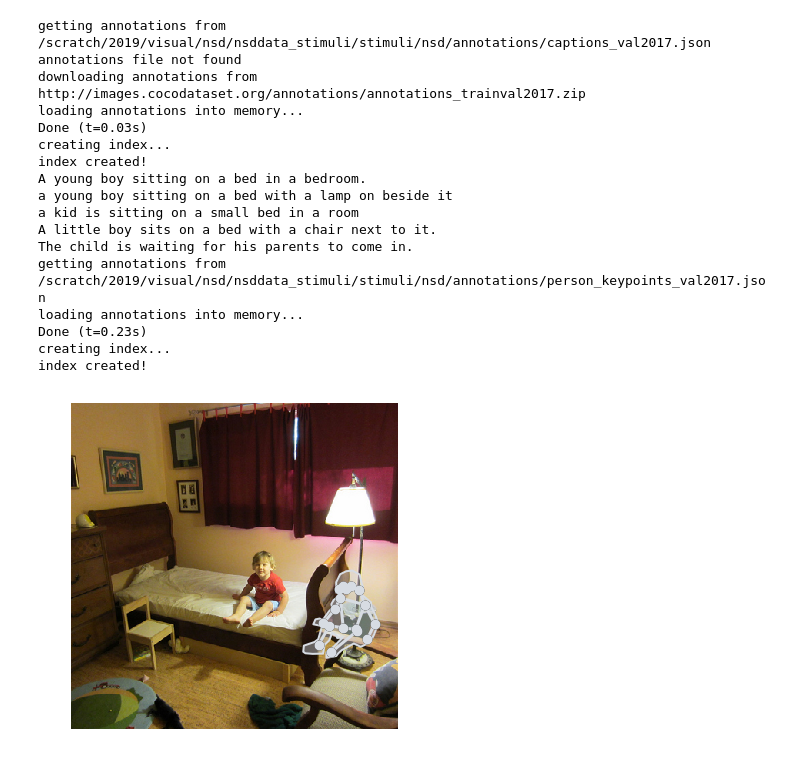
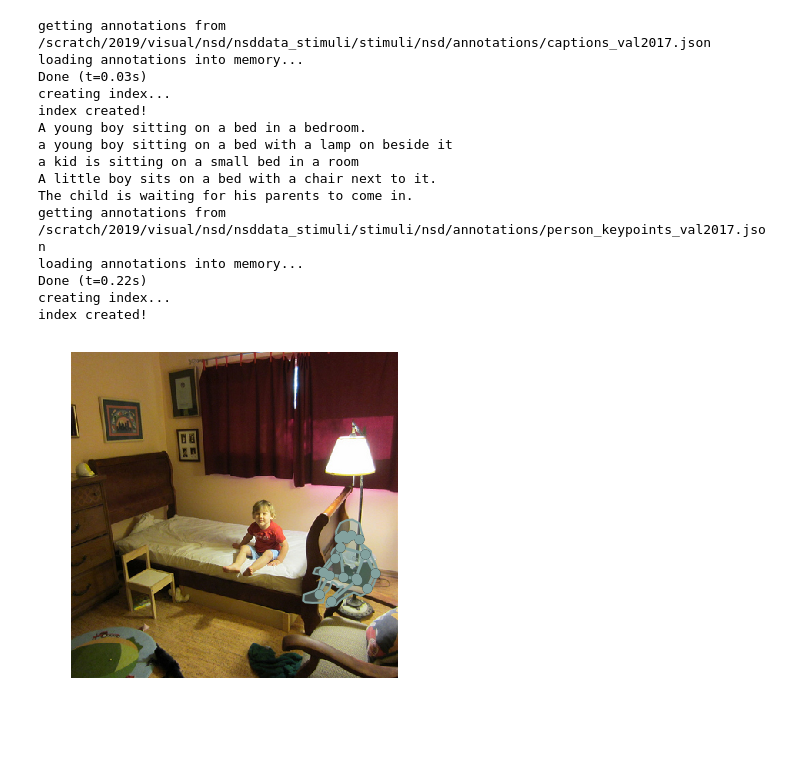
Before and after one commit to tknapen/nsd_access, a Jupyter notebook: tryout.ipynb, the cells around one changed output. Cells and saved outputs as stored; diff of their text form; code cells hidden in the pictures; blank space fills up the shorter version.

```diff
--- a/tryout.ipynb
+++ b/tryout.ipynb
@@ -30,23 +52,21 @@ imgs = nsda.read_images([569], show=True)
 # %%
-ci = nsda.image_coco_info(569, info_type='captions', show_annot=True)
-pi = nsda.image_coco_info(569, info_type='person_keypoints', show_annot=True, show_img=True)
+ci = nsda.read_image_coco_info(569, info_type='captions', show_annot=True)
+pi = nsda.read_image_coco_info(569, info_type='person_keypoints', show_annot=True, show_img=True)
 # %% [output]
 getting annotations from /scratch/2019/visual/nsd/nsddata_stimuli/stimuli/nsd/annotations/captions_val2017.json
-annotations file not found
-downloading annotations from http://images.cocodataset.org/annotations/annotations_trainval2017.zip
 loading annotations into memory...
 Done (t=0.03s)
 creating index...
 index created!
 A young boy sitting on a bed in a bedroom.
 a young boy sitting on a bed with a lamp on beside it
 a kid is sitting on a small bed in a room
 A little boy sits on a bed with a chair next to it.
 The child is waiting for his parents to come in.
 getting annotations from /scratch/2019/visual/nsd/nsddata_stimuli/stimuli/nsd/annotations/person_keypoints_val2017.json
 loading annotations into memory...
-Done (t=0.23s)
+Done (t=0.22s)
 creating index...
 index created!
-[figure, old version]
+[figure, new version]
 # %%
```
Also changed, not shown: parts of 5 cells of this notebook.
